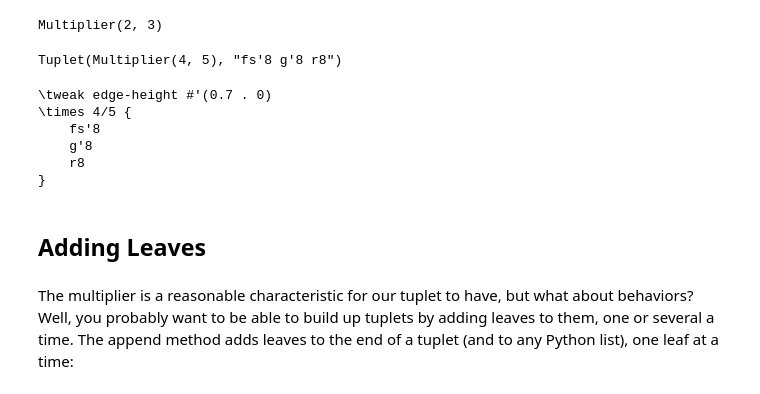
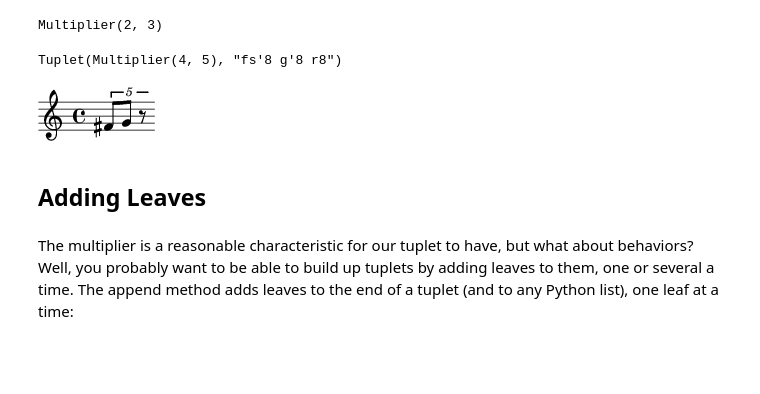
Before and after one commit to kureta/intensive, a Jupyter notebook: day-2/1-rhythms.ipynb, the cells around one changed output. Saved outputs shown, nothing was run; the diff lists cells and outputs as text; code cells hidden in the pictures; blank space fills up the shorter version.

```diff
--- a/day-2/1-rhythms.ipynb
+++ b/day-2/1-rhythms.ipynb
@@ -72,14 +107,9 @@ tuplet
 # %% [output]
 Tuplet(Multiplier(4, 5), "fs'8 g'8 r8")
 # %%
-abjad.f(tuplet)
+abjad.show(tuplet)
 # %% [output]
-\tweak edge-height #'(0.7 . 0)
-\times 4/5 {
-    fs'8
-    g'8
-    r8
-}
+[figure, added]
 # %% [markdown]
 ## Adding Leaves
 # %% [markdown]
```
Also changed, not shown: parts of 29 cells of this notebook.
